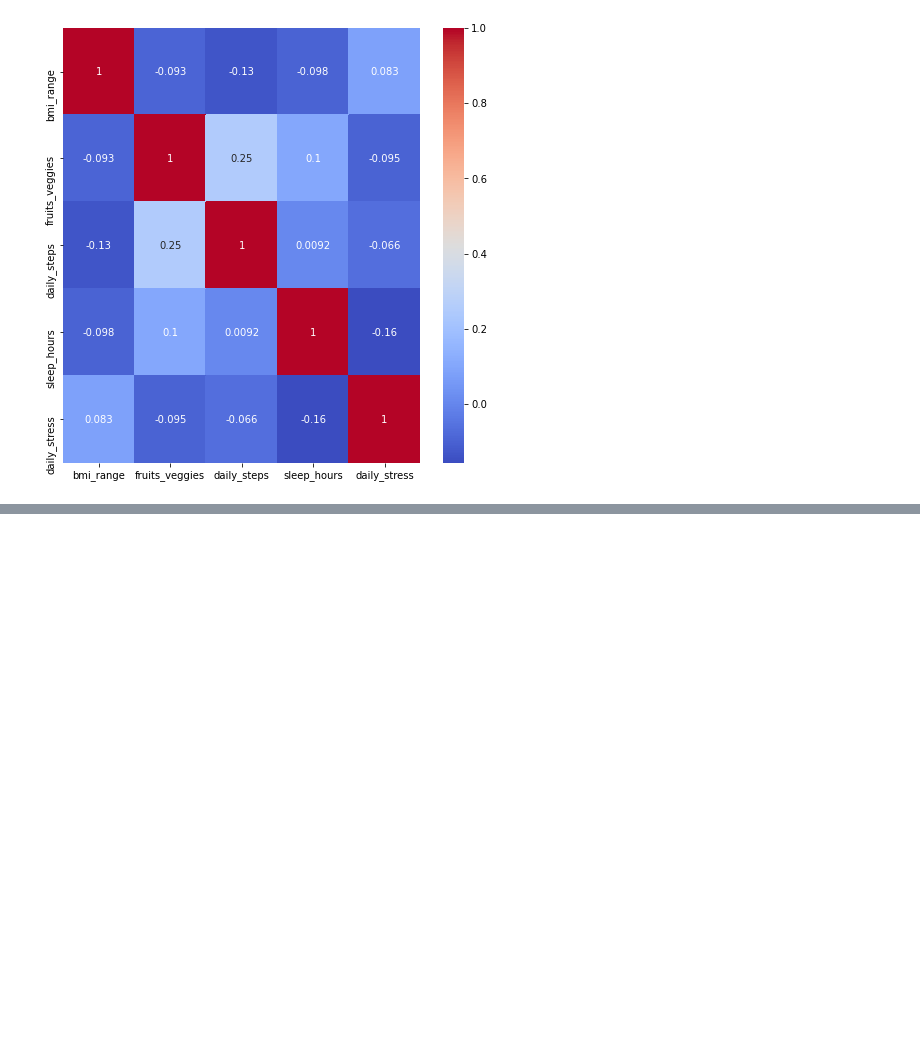
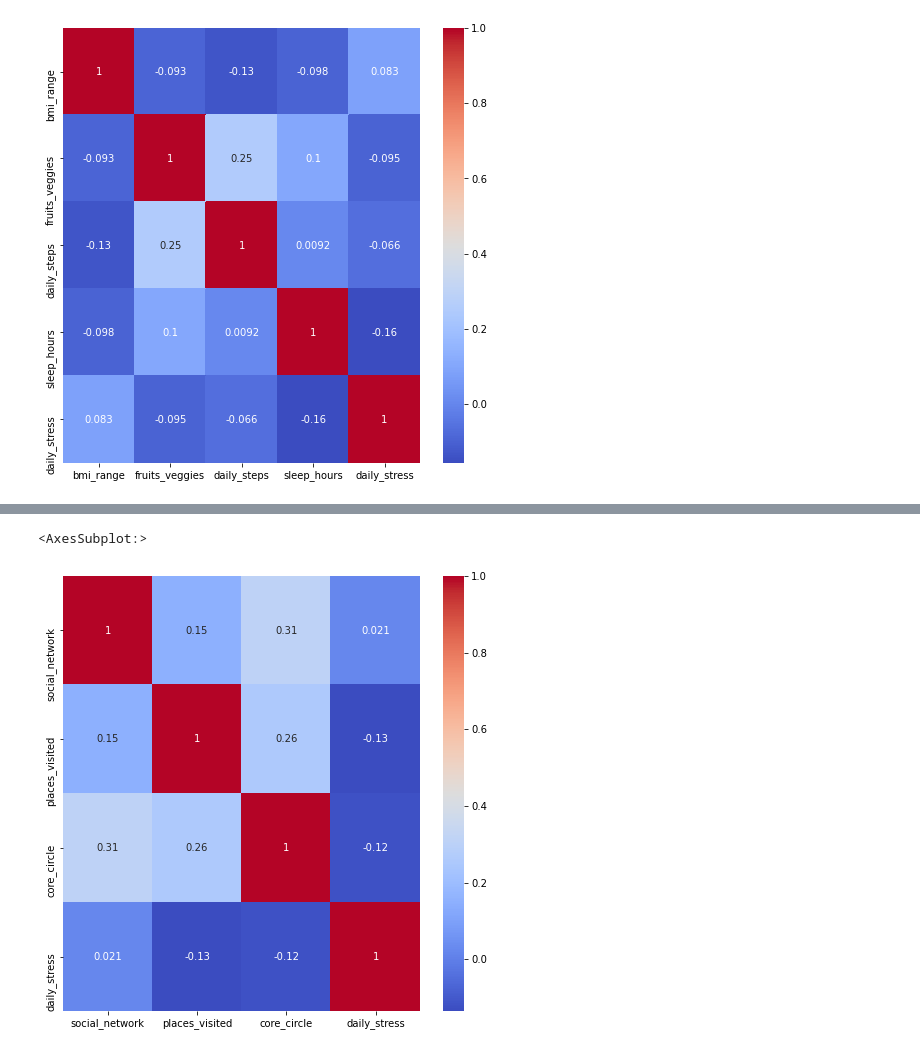
Before and after one commit to rupaliluthra/python_data_analysis, a Jupyter notebook: wellbeing_and_lifestyle_project.ipynb, the cells around one changed output, grey strips where cells are left out. Cells and saved outputs as stored; diff of their text form; code cells hidden in the pictures; blank space fills up the shorter version.

```diff
--- a/wellbeing_and_lifestyle_project.ipynb
+++ b/wellbeing_and_lifestyle_project.ipynb
@@ -213,0 +205,10 @@ sns.heatmap(correlation_data,annot = True, cmap="coolwarm")
+# %%
+correlation_data_2= data[['social_network','places_visited','core_circle','daily_stress']]
+# %%
+correlation_data_2 = correlation_data_2.corr(method='pearson')
+# %%
+plt.figure(figsize=(8,8))
+sns.heatmap(correlation_data_2, annot = True, cmap="coolwarm")
+# %% [output]
+<AxesSubplot:>
+[figure, added]
```
Also changed, not shown: parts of 8 cells of this notebook.
